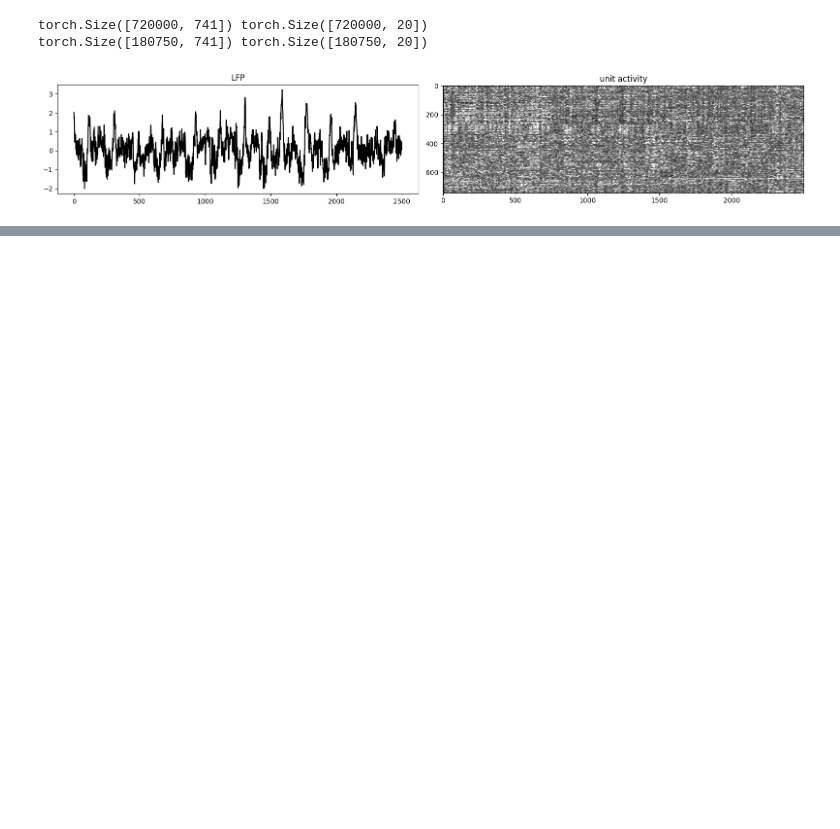
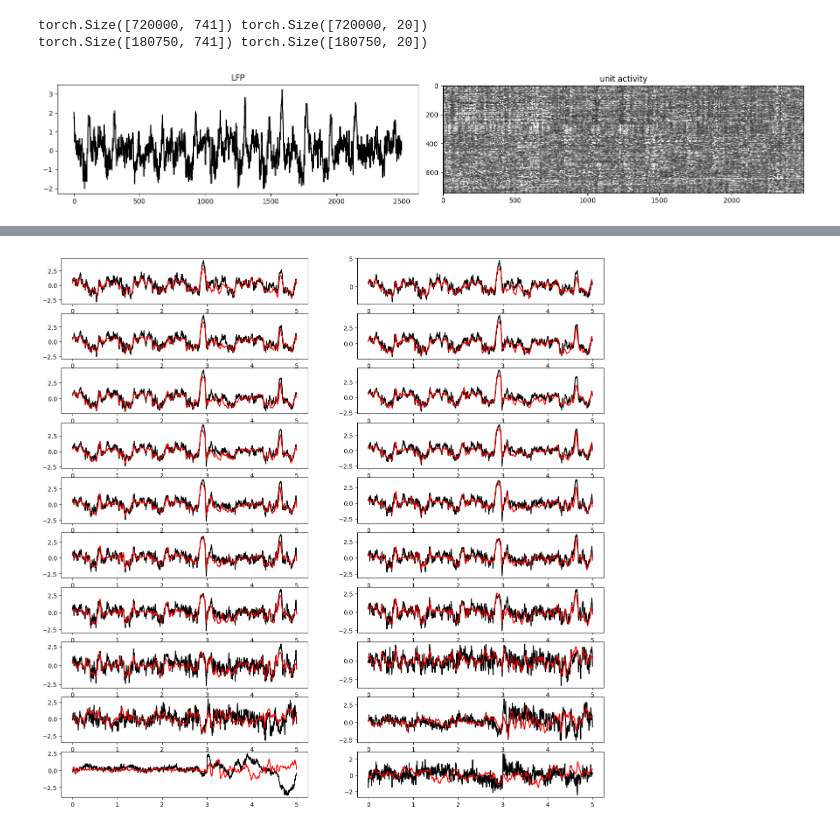
Before and after one commit to nnitzan01/spikes2lfp, a Jupyter notebook: spike_to_lfp_lstm_full_pipeline.ipynb, the cells around one changed output, grey strips where cells are left out. Drawn from its saved outputs; the diff is of its cells as text; code cells hidden in the pictures; blank space fills up the shorter version.

```diff
--- a/spike_to_lfp_lstm_full_pipeline.ipynb
+++ b/spike_to_lfp_lstm_full_pipeline.ipynb
@@ -177,0 +156,9 @@ R2 score train data: 0.65599450011769
+# %%
+fig, ax = plt.subplots(int(np.ceil(y_trainT.shape[1]/2)),2, figsize=(16, 16))
+
+for chani in range(y_trainT.shape[1]):
+    yHat_test = models[chani].evaluate(X_testT)
+    ax.flat[chani].plot(np.linspace(0,5,int(5/bin_size)), y_testT.cpu().detach().numpy()[:int(5/bin_size),chani],'k',label='LFP')
+    ax.flat[chani].plot(np.linspace(0,5,int(5/bin_size)), yHat_test[:int(5/bin_size)],'r',label='LSTM')
+# %% [output]
+[figure, added]
```
Also changed, not shown: parts of 9 cells of this notebook, 1 other file.
